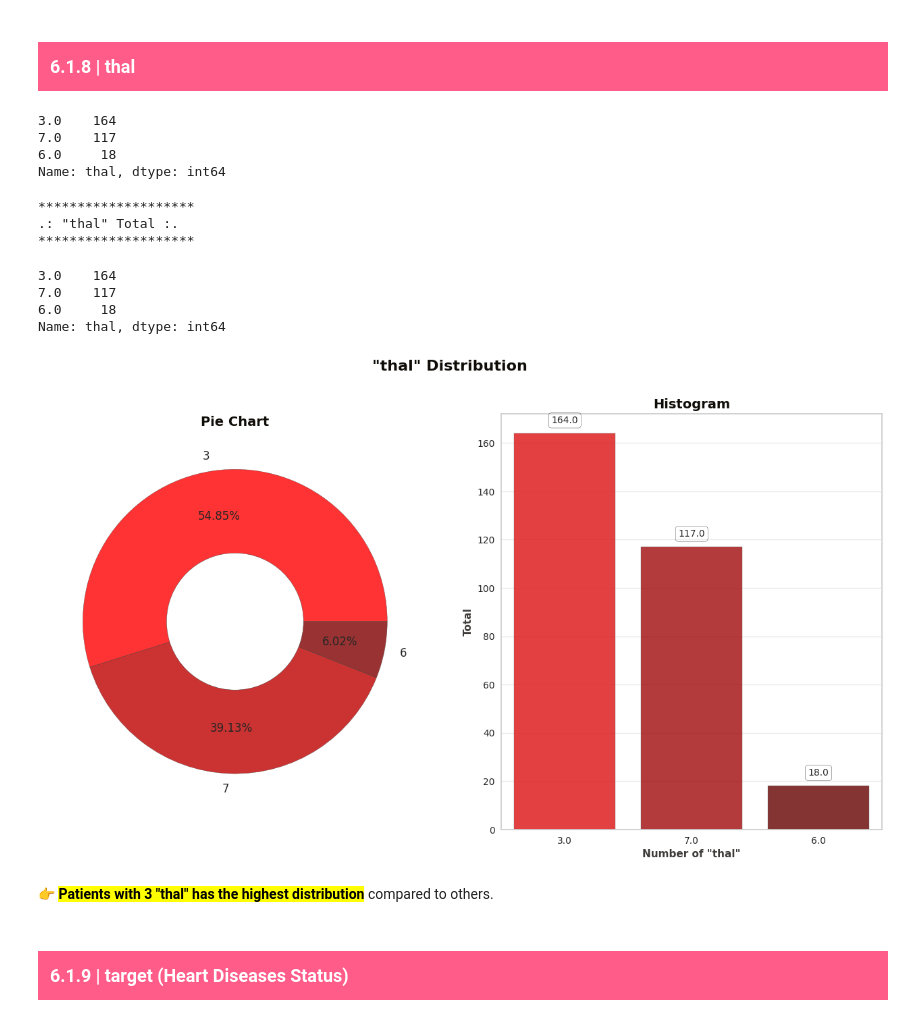
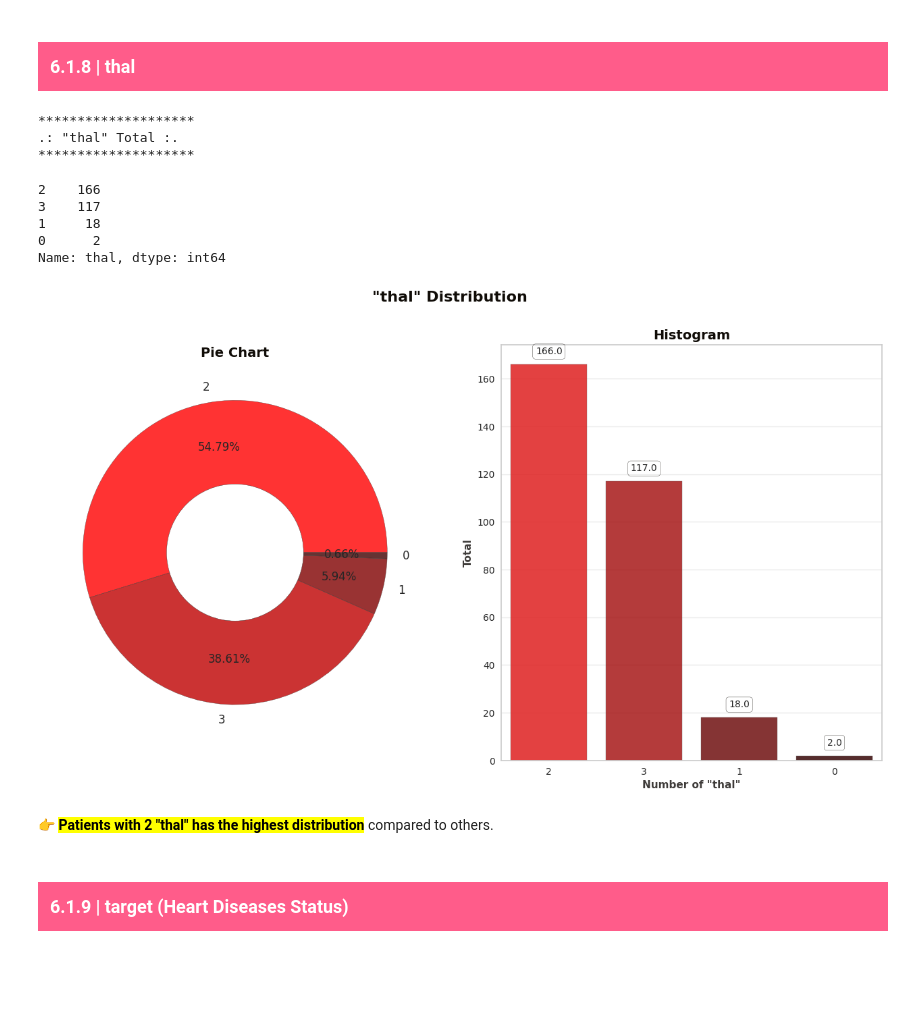
Before and after one commit to Shrihith-a/heart-disease-diagnostic-analysis_project, a Jupyter notebook: notebook/1_EDA_Heart_desease_prediction.ipynb, the cells around one changed output. Saved outputs shown, nothing was run; the diff lists cells and outputs as text; code cells hidden in the pictures; blank space fills up the shorter version.

```diff
--- a/notebook/1_EDA_Heart_desease_prediction.ipynb
+++ b/notebook/1_EDA_Heart_desease_prediction.ipynb
@@ -181,7 +181,7 @@ sns.palplot(blue_grad)
 </div>
 # %%
 # --- Importing Dataset ---
-df = pd.read_csv("./data/cleaned_data/heart_disease.csv")
+df = pd.read_csv("./data/Heart_Disease_Dataset.csv")
 # --- Reading Dataset ---
 df.head().style.background_gradient(cmap='Reds').set_properties(**{'font-family': 'Segoe UI'}).hide_index()
 # %% [output]
@@ -200,10 +196,3 @@ df.head().style.background_gradient(cmap='Reds').set_properties(**{'font-family'
-# %%
-# To convert the values in the 'num' column to binary values, you can use the replace() function in pandas.
-df['num'] = df['num'].replace([1, 2, 3, 4], 1)
-df['num'] = df['num'].replace([0], 0)
-df['target'] = df['num']
-# Drop the num column
-df = df.drop(columns=['num'])
 # %%
 df.tail()
 # %% [output]
@@ -733,17 +710,10 @@ Name: ca, dtype: int64
 </div>
 # %% [markdown]
 ### <div style="font-family: Trebuchet MS; background-color: #FF5C8A; color: #FFFFFF; padding: 12px; line-height: 1.5;">6.1.8 | thal</div>
-# %%
-df['thal'].value_counts()
-# %% [output]
-3.0    164
-7.0    117
-6.0     18
-Name: thal, dtype: int64
 # %%
 # --- Setting Colors, Labels, Order ---
 colors=red_grad[0:4]
-labels=['3', '7', '6']
+labels=['2', '3', '1', '0']
 order=df['thal'].value_counts().index
 
 # --- Size for Both Figures ---
@@ -765,40 +735,41 @@ plt.gcf().gca().add_artist(centre)
 # --- Histogram ---
 countplt = plt.subplot(1, 2, 2)
 plt.title('Histogram', fontweight='bold', fontsize=14, fontfamily='sans-serif',
           color=black_grad[0])
 ax = sns.countplot(x='thal', data=df, palette=colors, order=order,
                    edgecolor=black_grad[2], alpha=0.85)
 for rect in ax.patches:
     ax.text (rect.get_x()+rect.get_width()/2,
              rect.get_height()+4.25,rect.get_height(),
              horizontalalignment='center', fontsize=10,
              bbox=dict(facecolor='none', edgecolor=black_grad[0], linewidth=0.25,
                        boxstyle='round'))
 
 plt.xlabel('Number of "thal"', fontweight='bold', fontsize=11,
            fontfamily='sans-serif', color=black_grad[1])
 plt.ylabel('Total', fontweight='bold', fontsize=11, fontfamily='sans-serif',
            color=black_grad[1])
 plt.grid(axis='y', alpha=0.4)
 countplt
 
 # --- Count Categorical Labels w/out Dropping Null Walues ---
 print('*' * 20)
 print('\033[1m'+'.: "thal" Total :.'+'\033[0m')
 print('*' * 20)
 df.thal.value_counts(dropna=False)
 # %% [output]
 ********************
 .: "thal" Total :.
 ********************
-3.0    164
-7.0    117
-6.0     18
+2    166
+3    117
+1     18
+0      2
 Name: thal, dtype: int64
-[figure, old version]
+[figure, new version]
 # %% [markdown]
 <div style="font-family: Segoe UI; line-height: 2; color: #fffff; text-align: justify">
-    👉 <mark><b>Patients with 3 "thal" has the highest distribution</b></mark> compared to others.
+    👉 <mark><b>Patients with 2 "thal" has the highest distribution</b></mark> compared to others.
 </div>
 # %% [markdown]
 ### <div style="font-family: Trebuchet MS; background-color: #FF5C8A; color: #FFFFFF; padding: 12px; line-height: 1.5;">6.1.9 | target (Heart Diseases Status)</div>
```
Also changed, not shown: parts of 34 cells of this notebook, 22 other files.
